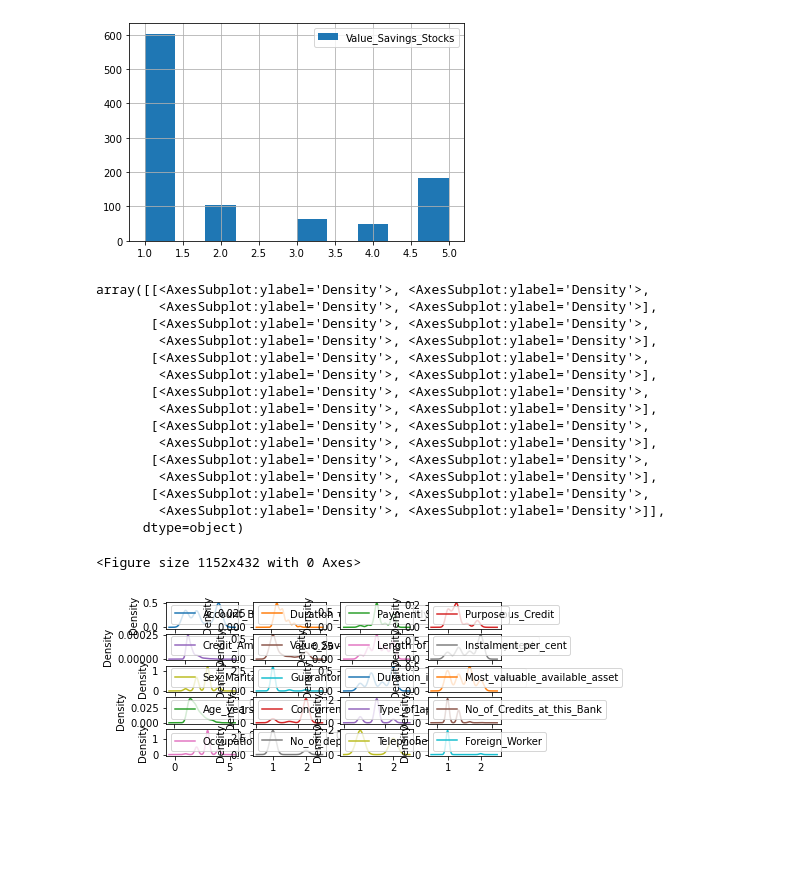
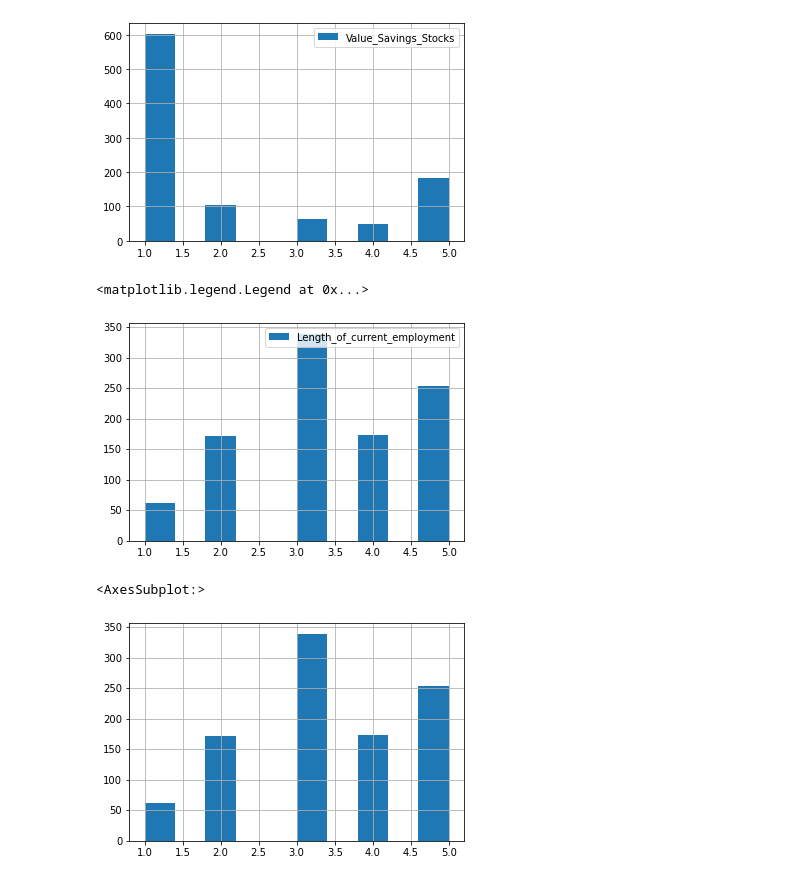
Before and after one commit to georgek2/ENd-To-EnD, a Jupyter notebook: 12_German_CD/creditability.ipynb, the cells around one changed output. Saved outputs shown, nothing was run; the diff lists cells and outputs as text; code cells hidden in the pictures; blank space fills up the shorter version.

```diff
--- a/12_German_CD/creditability.ipynb
+++ b/12_German_CD/creditability.ipynb
@@ -208,25 +208,14 @@ plt.legend()
 # %% [output]
 <matplotlib.legend.Legend at 0x...>
 [figure]
-# %%
-plt.figure(figsize=(16, 6))
-
-X[features].plot(kind = 'density', subplots = True, sharex = False, sharey = False, layout = (7, 4))
-# %% [output]
-array([[<AxesSubplot:ylabel='Density'>, <AxesSubplot:ylabel='Density'>,
-        <AxesSubplot:ylabel='Density'>, <AxesSubplot:ylabel='Density'>],
-       [<AxesSubplot:ylabel='Density'>, <AxesSubplot:ylabel='Density'>,
-        <AxesSubplot:ylabel='Density'>, <AxesSubplot:ylabel='Density'>],
-       [<AxesSubplot:ylabel='Density'>, <AxesSubplot:ylabel='Density'>,
-        <AxesSubplot:ylabel='Density'>, <AxesSubplot:ylabel='Density'>],
-       [<AxesSubplot:ylabel='Density'>, <AxesSubplot:ylabel='Density'>,
-        <AxesSubplot:ylabel='Density'>, <AxesSubplot:ylabel='Density'>],
-       [<AxesSubplot:ylabel='Density'>, <AxesSubplot:ylabel='Density'>,
-        <AxesSubplot:ylabel='Density'>, <AxesSubplot:ylabel='Density'>],
-       [<AxesSubplot:ylabel='Density'>, <AxesSubplot:ylabel='Density'>,
-        <AxesSubplot:ylabel='Density'>, <AxesSubplot:ylabel='Density'>],
-       [<AxesSubplot:ylabel='Density'>, <AxesSubplot:ylabel='Density'>,
-        <AxesSubplot:ylabel='Density'>, <AxesSubplot:ylabel='Density'>]],
-      dtype=object)
-<Figure size 1152x432 with 0 Axes>
-[figure, removed]
+# %%
+X['Length_of_current_employment'].hist(label = features[6])
+plt.legend()
+# %% [output]
+<matplotlib.legend.Legend at 0x...>
+[figure, added]
+# %%
+X['Length_of_current_employment'].hist(label = 'Length_of_current_employment')
+# %% [output]
+<AxesSubplot:>
+[figure, added]
```
Also changed, not shown: parts of 26 cells of this notebook.
